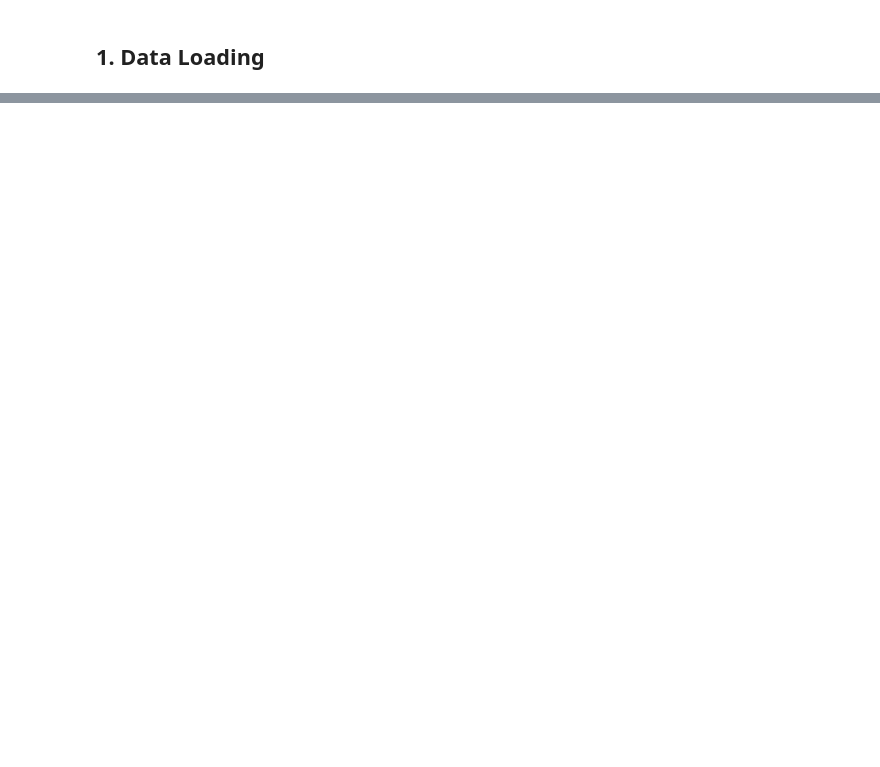
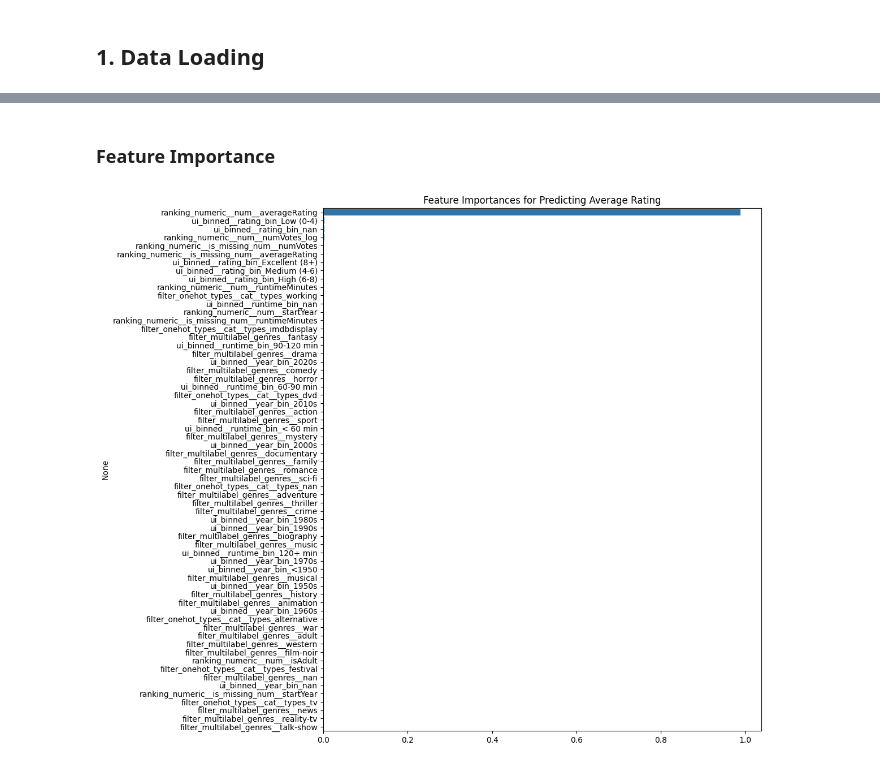
Before and after one commit to JakubbBlaszczykk/ML-PROJECT, a Jupyter notebook: preprocessing_pipeline.ipynb, the cells around one changed output, grey strips where cells are left out. Cells and saved outputs as stored; diff of their text form; code cells hidden in the pictures; blank space fills up the shorter version.

Commit message:
Fix pipeline

```diff
--- a/preprocessing_pipeline.ipynb
+++ b/preprocessing_pipeline.ipynb
@@ -266,0 +270,18 @@ Pipeline saved to 'imdb_embedding_pipeline.joblib'
+# %%
+class GenresBinarizer(BaseEstimator, TransformerMixin):
+    def __init__(self):
+        self.mlb = MultiLabelBinarizer()
+
+    def fit(self, X, y=None):
+        data_split = X.fillna('').str.split(',')
+        self.mlb.fit(data_split)
+        return self
+
+    def transform(self, X):
+        data_split = X.fillna('').str.split(',')
+        return self.mlb.transform(data_split)
+
+    def get_feature_names_out(self, input_features=None):
+        return self.mlb.classes_
+
+print("Custom 'GenresBinarizer' created.")
@@ -266,0 +326,8 @@ Pipeline saved to 'imdb_embedding_pipeline.joblib'
+# %%
+print("--- Validating Full Preprocessing Pipeline on clean sample data... ---")
+print(f"Input shape (df_clean): {df_clean.shape}")
+
+X_processed = full_preprocessor.fit_transform(df_clean)
+
+print(f"\nOutput shape (X_processed): {X_processed.shape}")
+X_processed.head()
@@ -266,0 +416,23 @@ Pipeline saved to 'imdb_embedding_pipeline.joblib'
+# %% [markdown]
+### Feature Importance
+# %%
+y_target = df_clean['num__averageRating'].fillna(0)
+X_features = X_processed.drop(columns=['search_corpus__searchable_text'])
+model_features = [col for col in X_features.columns if
+                  col.startswith('ranking_numeric') or
+                  col.startswith('filter_') or
+                  col.startswith('ui_binned')]
+
+X_model_data = X_features[model_features]
+
+rf = RandomForestRegressor(n_estimators=100, random_state=42, n_jobs=-1)
+rf.fit(X_model_data, y_target)
+
+importances = pd.Series(rf.feature_importances_, index=X_model_data.columns).sort_values(ascending=False)
+
+plt.figure(figsize=(10, 12))
+sns.barplot(x=importances.values, y=importances.index)
+plt.title('Feature Importances for Predicting Average Rating')
+plt.show()
+# %% [output]
+[figure, added]
```
Also changed, not shown: parts of 68 cells of this notebook.
